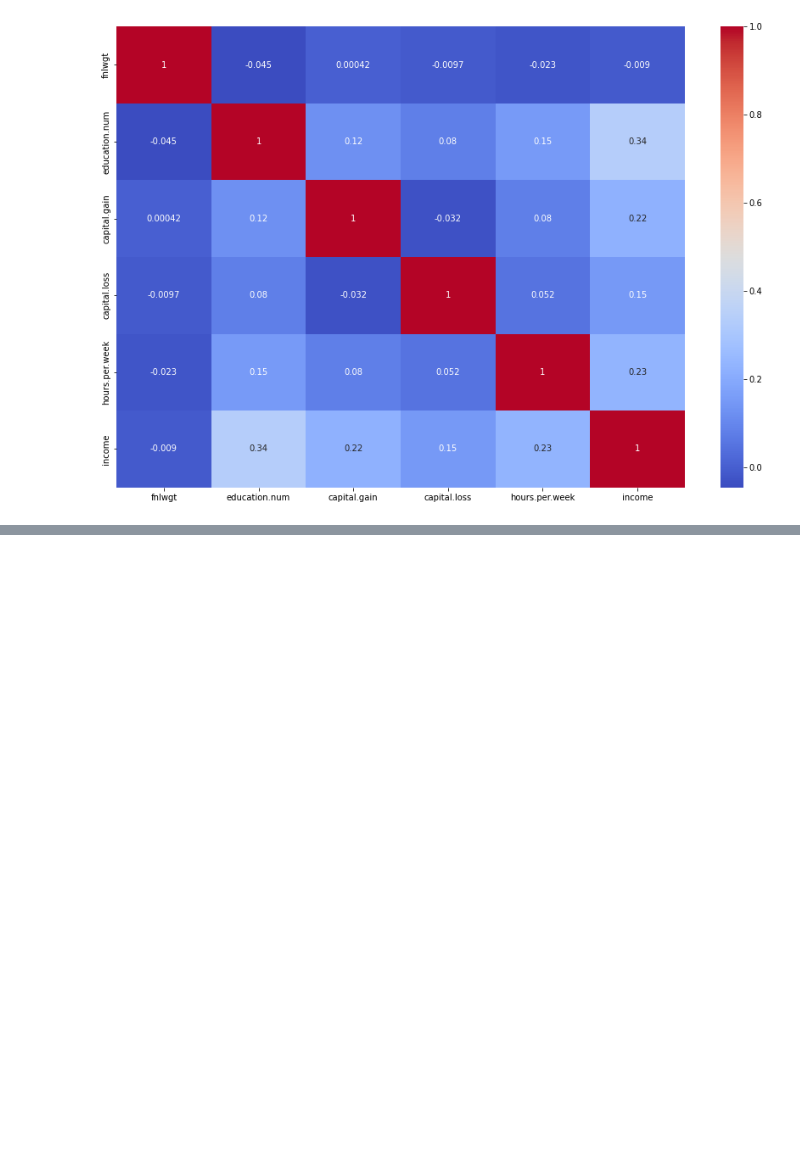
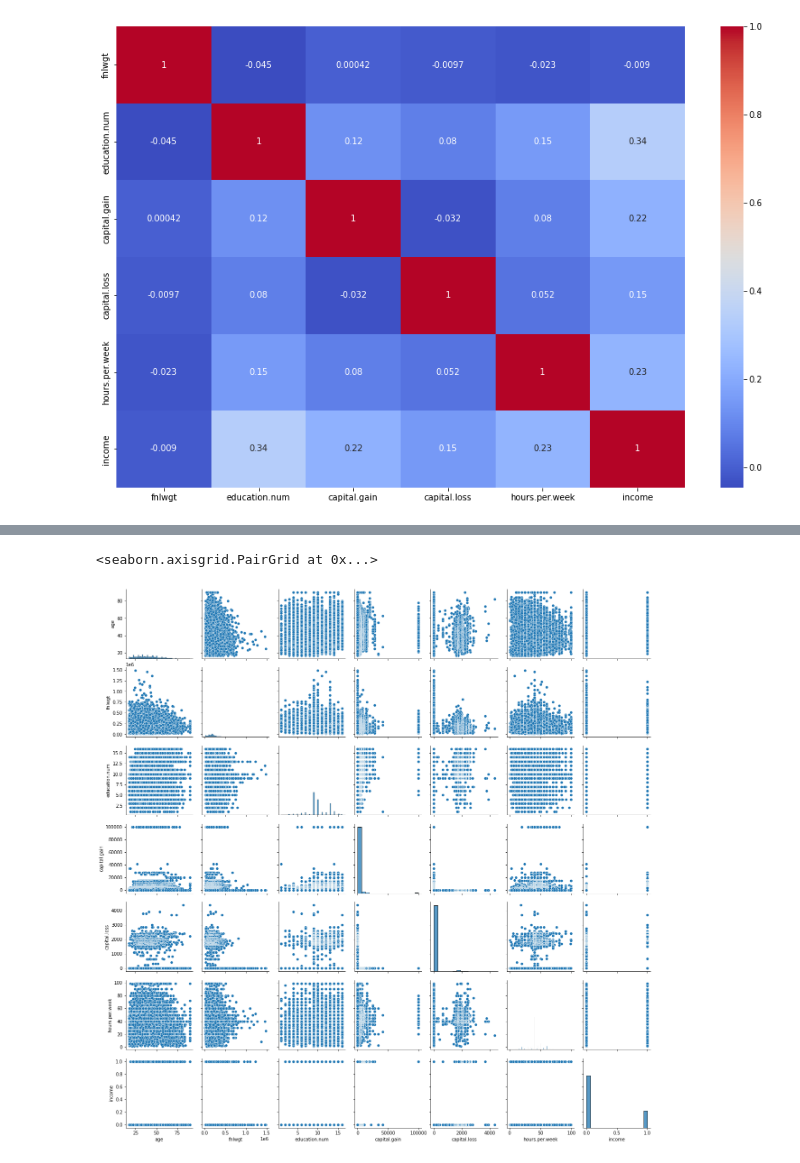
Before and after one commit to ram130849/annual_income_classification_using_Xg_boost_LightBGM, a Jupyter notebook: Adult_Income_Classification_Using_XGBoost.ipynb, the cells around one changed output, grey strips where cells are left out. Saved outputs shown, nothing was run; the diff lists cells and outputs as text; code cells hidden in the pictures; blank space fills up the shorter version.

```diff
--- a/Adult_Income_Classification_Using_XGBoost.ipynb
+++ b/Adult_Income_Classification_Using_XGBoost.ipynb
@@ -337,0 +363,5 @@ plt.show()
+# %%
+sns.pairplot(df[num_col])
+# %% [output]
+<seaborn.axisgrid.PairGrid at 0x...>
+[figure, added]
```
Also changed, not shown: parts of 5 cells of this notebook.
